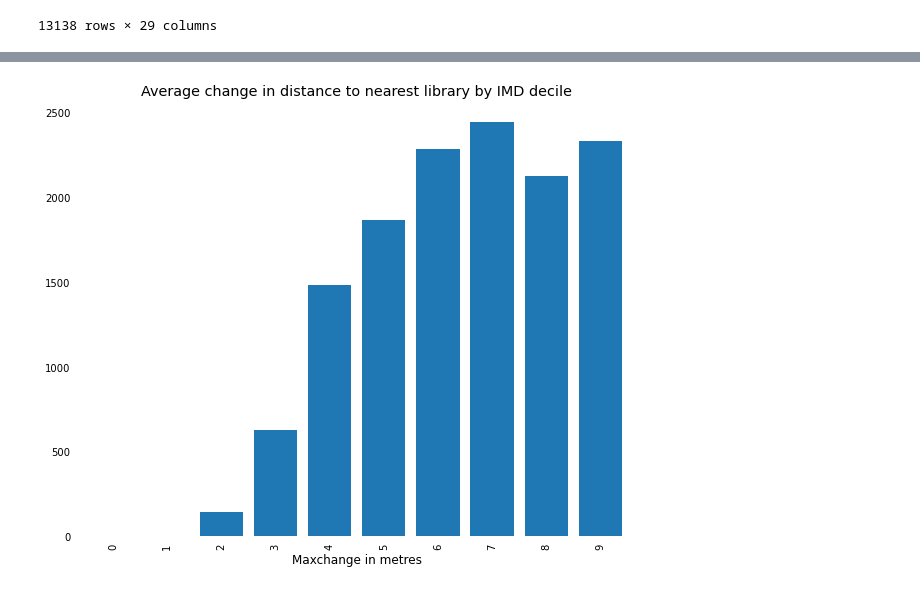
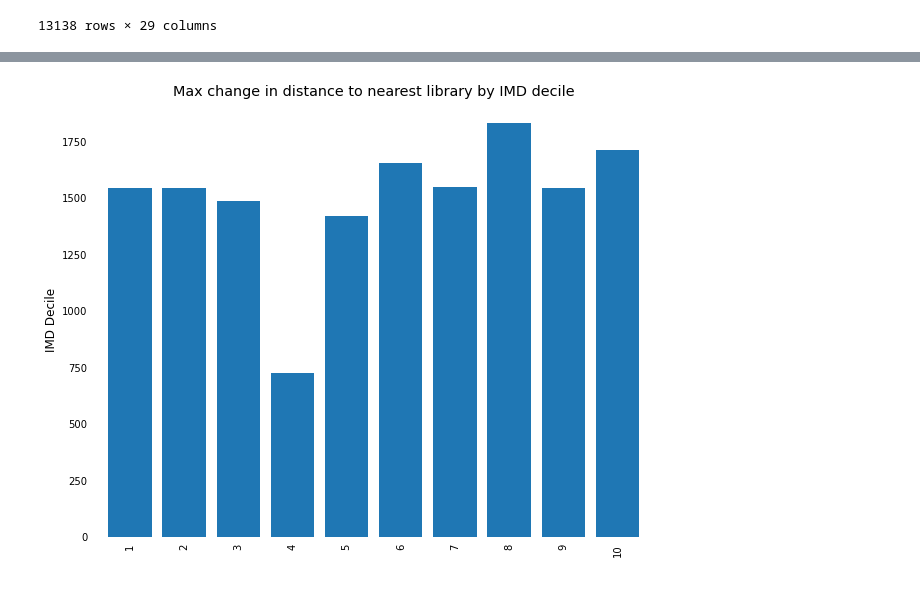
Before and after one commit to willhoyles/croydon_libraries, a Jupyter notebook: Libraries.ipynb, the cells around one changed output, grey strips where cells are left out. Saved outputs shown, nothing was run; the diff lists cells and outputs as text; code cells hidden in the pictures.

```diff
--- a/Libraries.ipynb
+++ b/Libraries.ipynb
@@ -190,7 +185,7 @@ closing_libs
  'South Norwood Library']
 # %%
 #creates a new version of the data excluding the closing libraries
-croydon_pcodes_closing_gpd = croydon_pcodes_closing.drop(columns=closing_libs)
+croydon_pcodes_closing_gpd = croydon_pcodes_gpd.drop(columns=closing_libs)
 croydon_pcodes_closing_gpd.head()
 # %% [output]
 |  | Postcode | In Use? | Latitude | Longitude | Easting | Northing | Grid Ref | Ward | Parish | Introduced | ... |
@@ -321,6 +296,0 @@ plt.show()
-# %%
-#find the max change in distance for each decile
-max_dict = {}
-for i in avg_change_decile.index:
-    max_dict[i+1] = croydon_pcodes_gpd['change'][croydon_pcodes_gpd['decile'] == i+1].max()
-max_dict
@@ -340,0 +321,6 @@ avg_change_decile.reset_index(inplace=True)
+# %%
+#find the max change in distance for each decile
+max_dict = []
+for i in avg_change_decile.index:
+    max_dict.append(float(croydon_pcodes_gpd['change'][croydon_pcodes_gpd['decile'] == i+1].max()))
+max_dict
@@ -341,6 +338,6 @@ avg_change_decile.reset_index(inplace=True)
 # %%
 #map the max change to a new column
-avg_change_decile['max_change'] = avg_change_decile['decile'].map(max_dict)
+avg_change_decile['max_change'] = max_dict
 # %%
 #check the dataframe
 avg_change_decile
@@ -360,19 +371,21 @@ avg_change_decile
 # %%
 #plot the max change for each decile
 ax = avg_change_decile['max_change'].plot(kind='bar',
                                                   cmap='tab20',
                                                   figsize=(10,8),
                                                   sort_columns=True,
                                                   width=0.8)
 handles, labels = ax.get_legend_handles_labels()
-ax.axes.set_xlabel("Maxchange in metres", fontsize='large')
+ax.axes.set_ylabel("Max change in metres", fontsize='large')
+ax.axes.set_ylabel("IMD Decile", fontsize='large')
+ax.axes.set_xticklabels(avg_change_decile['decile'])
 ax.tick_params(bottom=False, left=False)
 ax.spines['right'].set_visible(False)
 ax.spines['left'].set_visible(False)
 ax.spines['top'].set_visible(False)
 ax.spines['bottom'].set_visible(False)
-ax.set_title("Average change in distance to nearest library by IMD decile", fontsize='x-large')
+ax.set_title("Max change in distance to nearest library by IMD decile", fontsize='x-large')
 plt.savefig("max_change_decile.png")
 plt.show()
 # %% [output]
-[figure, old version]
+[figure, new version]
```
Also changed, not shown: parts of 29 cells of this notebook, 8 other files.
